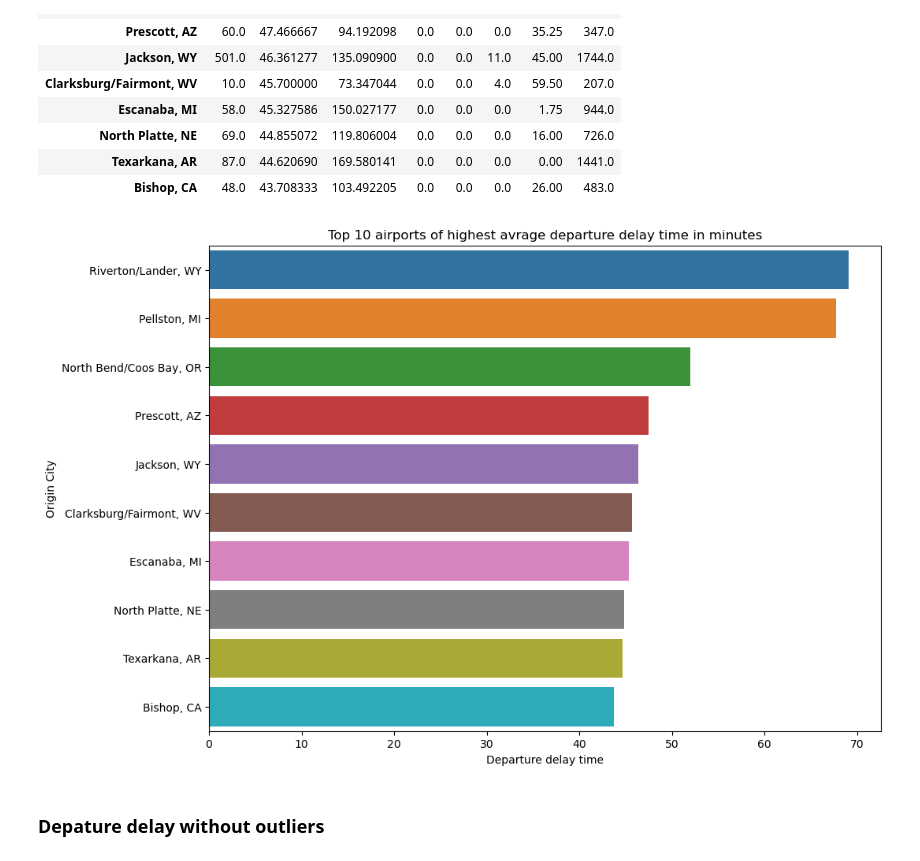
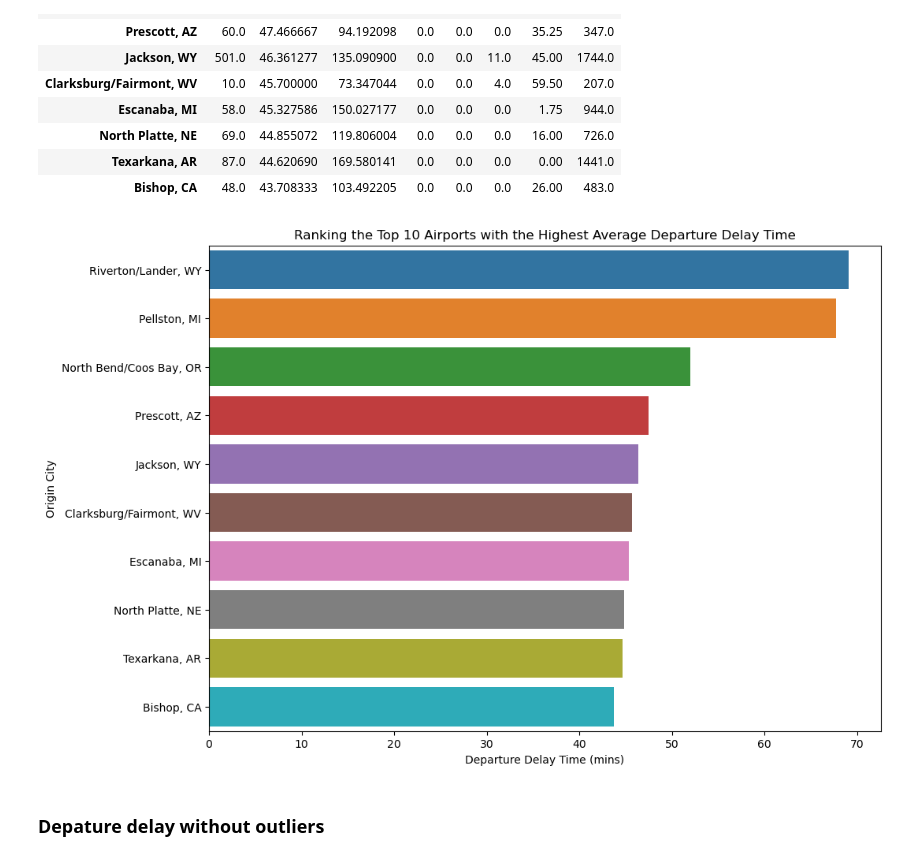
Before and after one commit to henrynguyen65/project-one, a Jupyter notebook: FlightDelayPy.ipynb, the cells around one changed output. Cells and saved outputs as stored; diff of their text form; code cells hidden in the pictures.

```diff
--- a/FlightDelayPy.ipynb
+++ b/FlightDelayPy.ipynb
@@ -193,5 +191,0 @@ flight_data_df.DEP_TIME[268503]
-# %%
-flight_data_df['DepTimeStamp']=np.nan
-# %%
-flight_data_df['DepTimeStamp'] = flight_data_df.FL_DATE.map(str) + " " + flight_data_df.DEP_TIME
-flight_data_df.head()
@@ -330,13 +316,13 @@ df_the_most_delaied_city_dp
 # %%
 # Plot the average departure delay minutes in each airport
 sns.barplot(data = df_the_most_delaied_city_dp, x = "mean",\
             y = df_the_most_delaied_city_dp.index, errorbar = None)
-plt.title("Top 10 airports of highest avrage departure delay time in minutes")
+plt.title("Ranking the Top 10 Airports with the Highest Average Departure Delay Time")
 plt.ylabel("Origin City")
-plt.xlabel("Departure delay time")
+plt.xlabel("Departure Delay Time (mins)")
 plt.savefig("data/Fig6.png")
 # %% [output]
-[figure, old version]
+[figure, new version]
 # %% [markdown]
 ### Depature delay without outliers
 # %%
```
Also changed, not shown: parts of 30 cells of this notebook.
